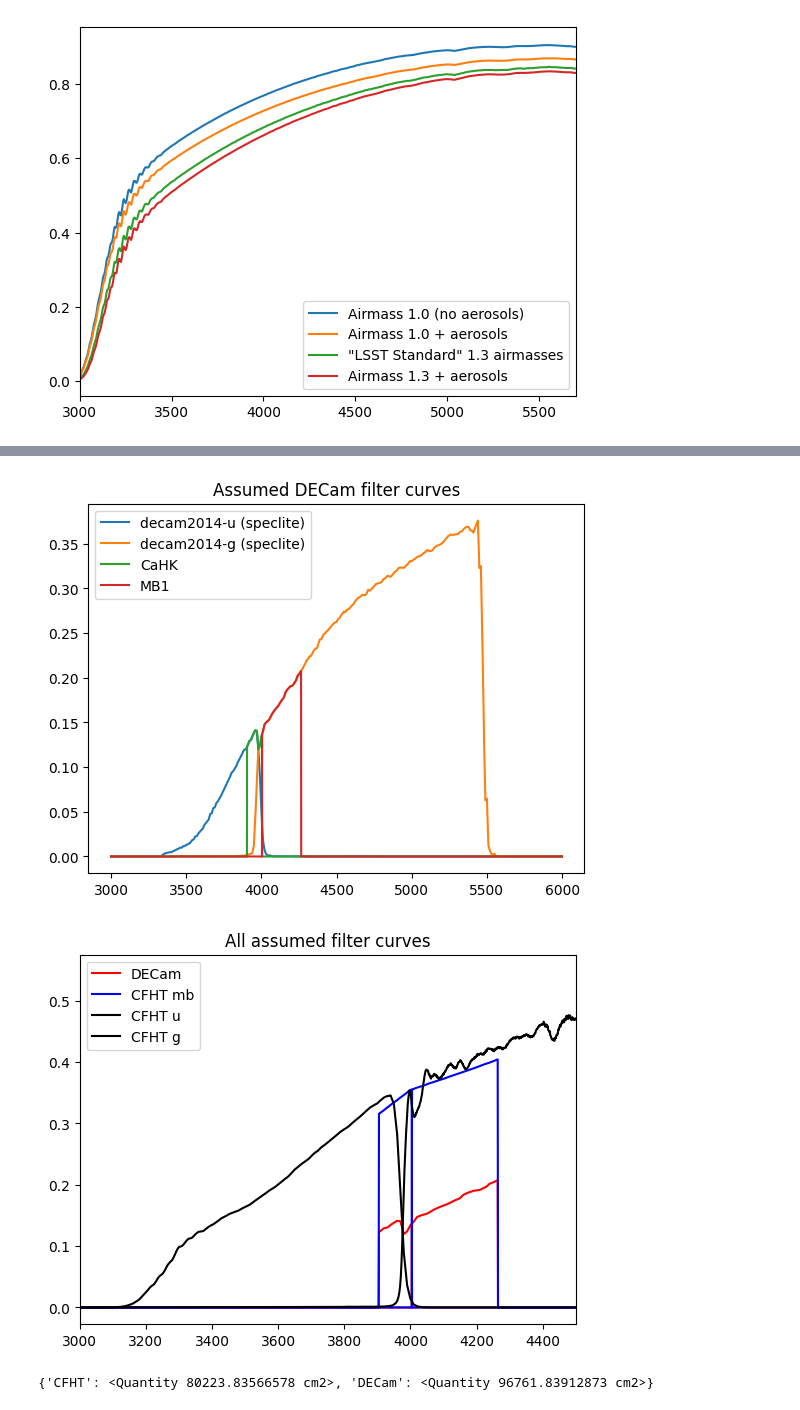
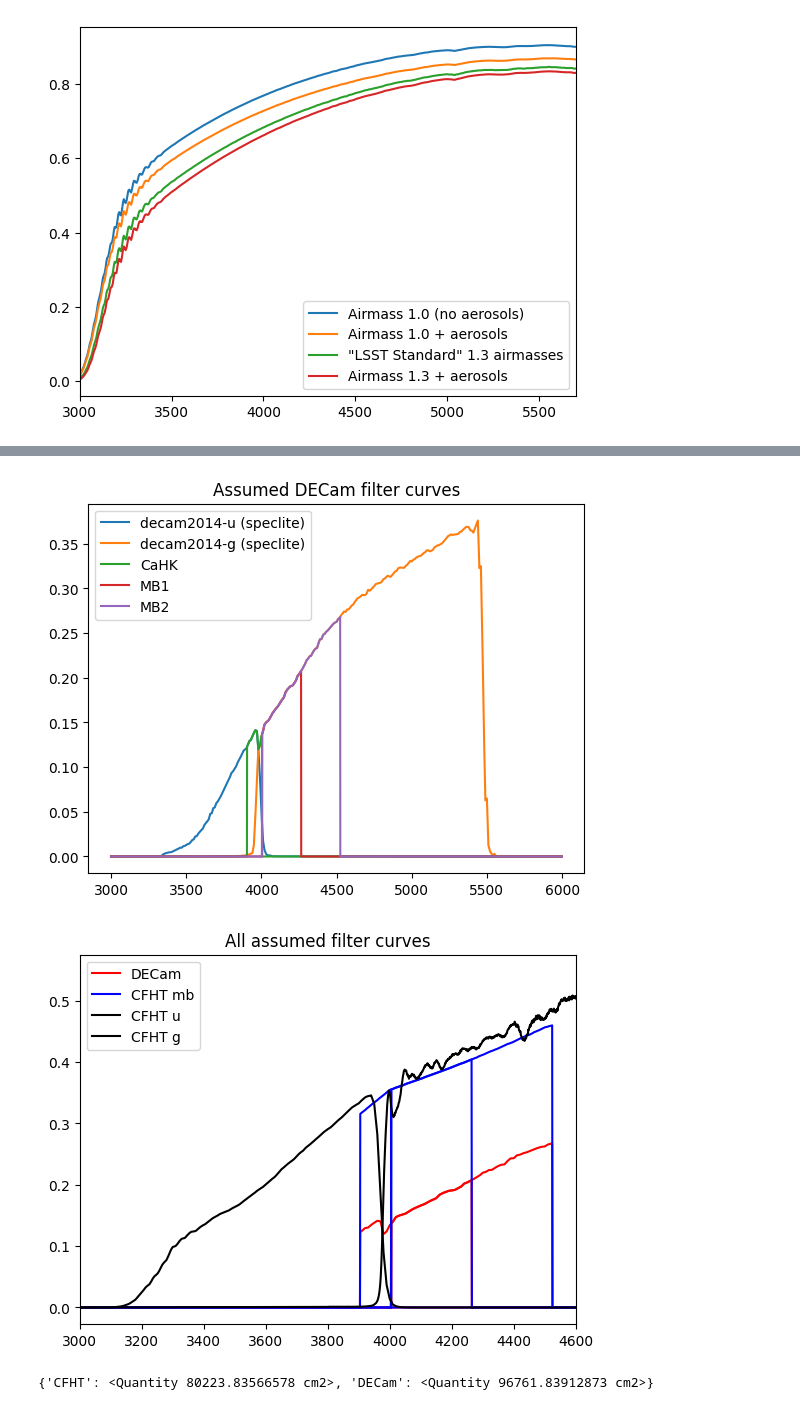
Before and after one commit to dstndstn/cfht-etc, a Jupyter notebook: cfht-polu.ipynb, the cells around one changed output, grey strips where cells are left out. Drawn from its saved outputs; the diff is of its cells as text; code cells hidden in the pictures.

```diff
--- a/cfht-polu.ipynb
+++ b/cfht-polu.ipynb
@@ -40,7 +40,9 @@ mb_eff = 0.9
 #               name   Llow   Lhigh  Lsource
 mb_filters = [('CaHK', 3905., 4005., 3955.0),
               #('MB0',  3750., 4006., 3878.0),
-              ('MB1',  4005., 4265., 4135.0),]
+              ('MB1',  4005., 4265., 4135.0),
+              ('MB2',  4005., 4525., 4255.0),
+             ]
 # %%
 # These are the line fluxes we assume, in units of 1e-16 erg/s/cm^2.
 
@@ -316,6 +322,10 @@ for F in mb_filters:
 # https://www.cfht.hawaii.edu/Science/CFHTLS-OLD/MSWG/Al_coating.dat
 # https://www.cfht.hawaii.edu/Instruments/Filters/curves/cfh9302.dat
 # from https://www.cfht.hawaii.edu/Instruments/Filters/megaprime.html
+
+I = np.flatnonzero(lsst_sky_wave.value < 6000)
+sky_wave = lsst_sky_wave[I]
+
 
 # CCD QE
 qe = read_table('cfht/QE_camera.dat', sky_wave)
@@ -329,6 +339,7 @@ cfht_thru = interp1d(sky_wave, qe * optics * mirror)
 # Filters -
 cfht_u_filt    = interp1d(sky_wave, read_table('cfht/cfh9302.dat', sky_wave, sep=','))
 cfht_g_filt    = interp1d(sky_wave, read_table('cfht/cfh9402.dat', sky_wave, sep=','))
+cfht_r_filt    = interp1d(sky_wave, read_table('cfht/cfh9602.dat', sky_wave, sep=','))
 cfht_cahk_filt = interp1d(sky_wave, read_table('cfht/cfh9303.dat', sky_wave, sep=','))
 # %%
 # For DECam, we did not try to find the individual transmission curves, and will instead scale the 'speclite'
@@ -405,7 +416,7 @@ for i,mb in enumerate(MB):
 plt.title('Assumed DECam filter curves')
 plt.legend(loc='upper left');
 # %% [output]
-[figure, old version]
+[figure, new version]
 # %%
 mbnames = dict([(i,mb.name) for i,mb in enumerate(MB)])
 # %%
@@ -419,35 +430,35 @@ for i,mb in enumerate(MB):
     kwa = {}
     if i == 0:
         kwa.update(label='DECam')
     plt.plot(wavegrid, decam_thru(wavegrid) * decam_atm(wavegrid) * mb(wavegrid),
              color='r', **kwa)
     combos.append(('DECam', i, thrufunc(wavegrid, decam_thru, decam_atm, mb)))
 
 for i,mb in enumerate(MB):
     kwa = {}
     if i == 0:
         kwa.update(label='CFHT mb')
     plt.plot(wavegrid, cfht_thru(wavegrid) * cfht_atm(wavegrid) * mb(wavegrid),
              color='b', **kwa)
     combos.append(('CFHT', i, thrufunc(wavegrid, cfht_thru, cfht_atm, mb)))
 
 NF = len(MB)
 if True:
     combos.append(('CFHT', NF, thrufunc(wavegrid, cfht_thru, cfht_atm, cfht_u_filt)))
     combos.append(('CFHT', NF+1, thrufunc(wavegrid, cfht_thru, cfht_atm, cfht_g_filt)))
     #combos.append(('CFHT', NF+1, thrufunc(wavegrid, cfht_thru, cfht_atm, cfht_cahk_filt)))
     plt.plot(wavegrid, combos[-2][2](wavegrid), label='CFHT u', color='k')
     plt.plot(wavegrid, combos[-1][2](wavegrid), label='CFHT g', color='k')
     mbnames[NF] = 'u'
     mbnames[NF+1] = 'g'
     #mbnames[NF+1] = 'CaHK(2)'
 
 plt.legend();
-plt.xlim(3000, 4500);
+plt.xlim(3000, 4600);
 plt.title('All assumed filter curves')
 plt.savefig('thru.png')
 # %% [output]
-[figure, old version]
+[figure, new version]
 # %%
 # Define AB reference source flux
 ref_mag = 20.
```
Also changed, not shown: parts of 11 cells of this notebook, 3 other files.
